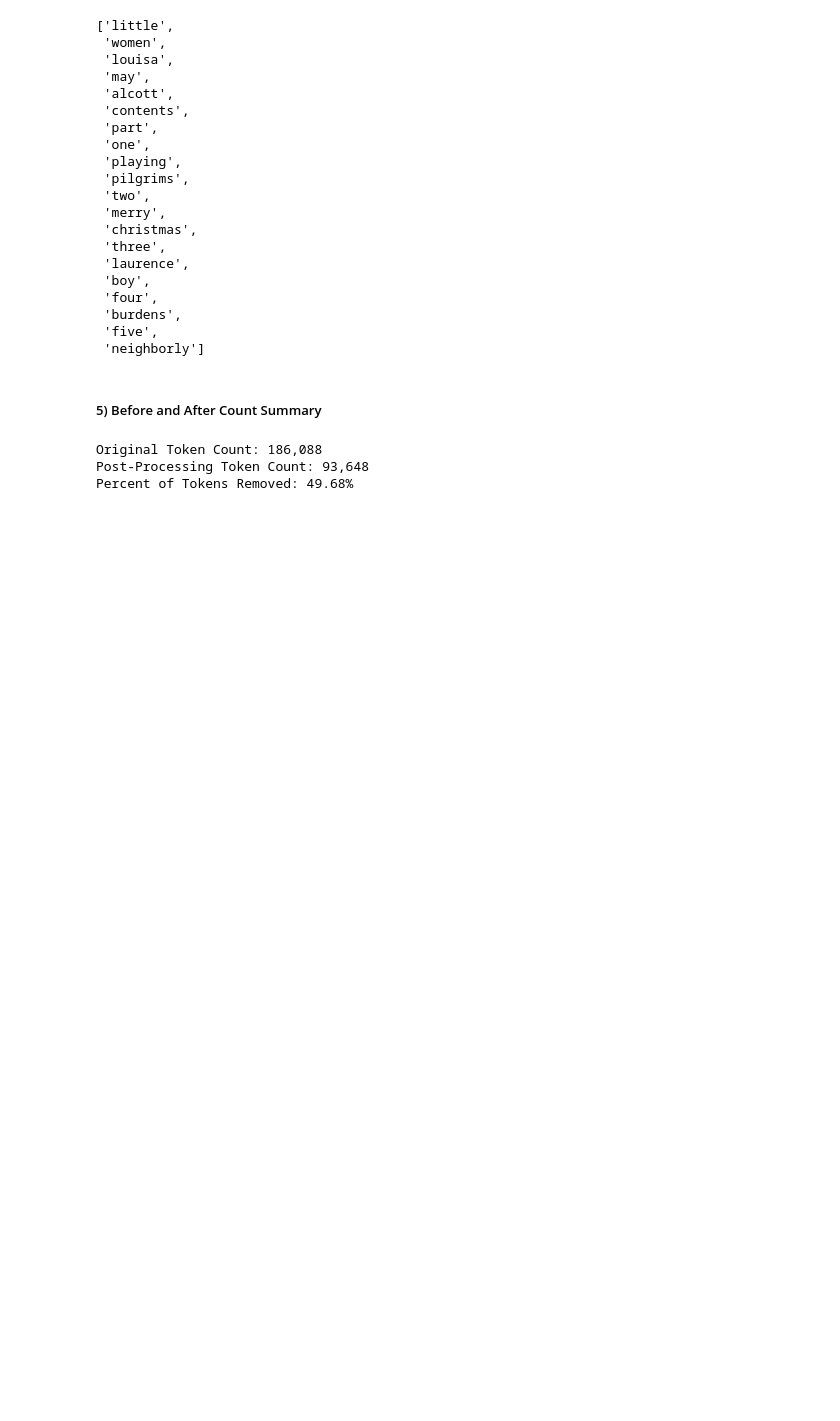
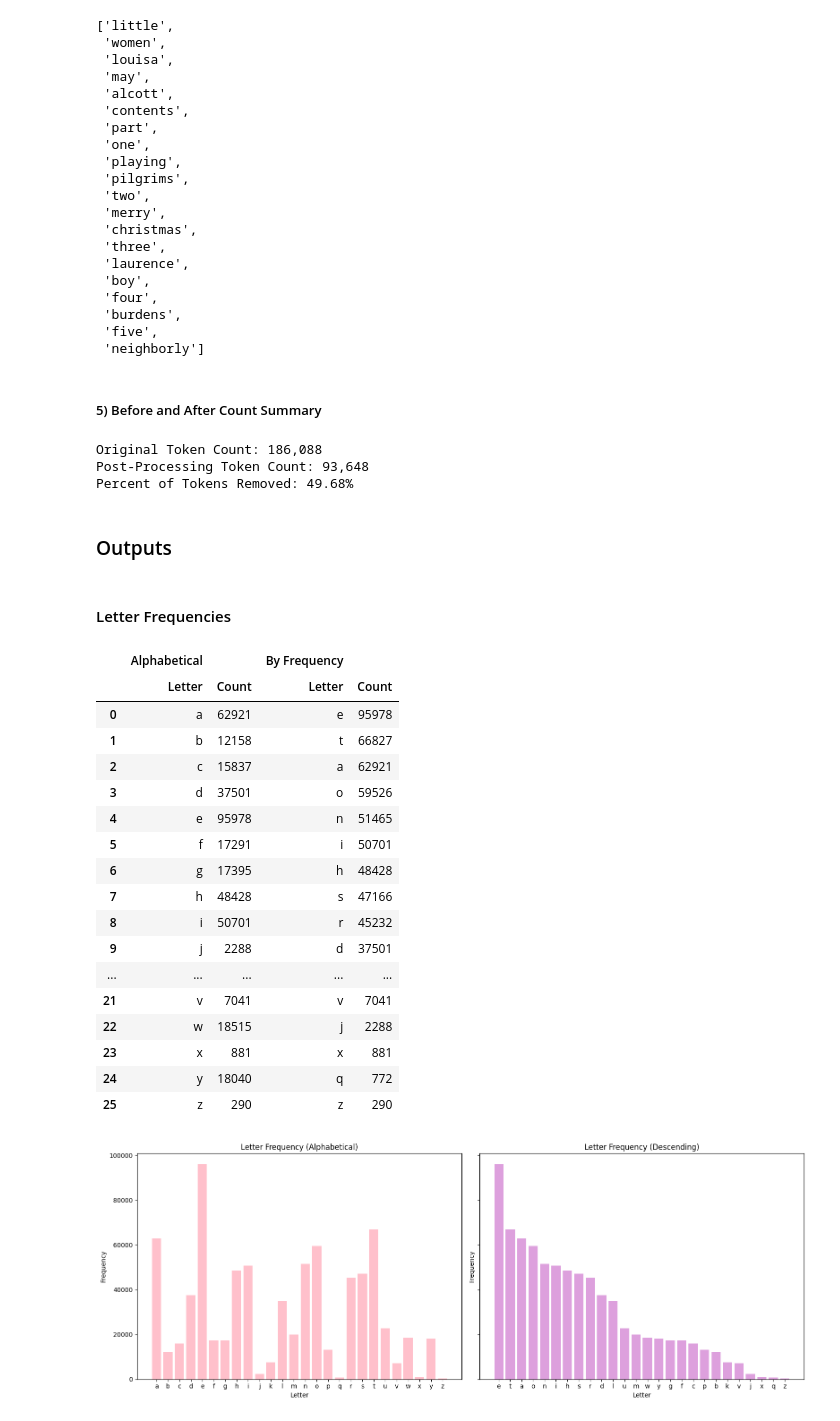
Before and after one commit to JohnShuford/DSA_GroupProjct2, a Jupyter notebook: Letters_and_Words_Analysis.ipynb, the cells around one changed output. Saved outputs shown, nothing was run; the diff lists cells and outputs as text; code cells hidden in the pictures; blank space fills up the shorter version.

Commit message:
letter counts, word counts, charts

```diff
--- a/Letters_and_Words_Analysis.ipynb
+++ b/Letters_and_Words_Analysis.ipynb
@@ -140,3 +147,59 @@ print(f"Percent of Tokens Removed: {(n_tokens-n_lw)/n_tokens:.2%}")
 Original Token Count: 186,088
 Post-Processing Token Count: 93,648
 Percent of Tokens Removed: 49.68%
+# %% [markdown]
+### Outputs
+# %% [markdown]
+#### Letter Frequencies
+# %%
+# Get counts
+counts = collections.Counter(clean_text)
+# Remove whitespace entry
+counts.pop(' ', None)
+# All letters a-z
+az = list(string.ascii_lowercase)
+freq = [counts.get(l,0) for l in az]
+
+# DataFrames
+df = pd.DataFrame({'Letter':az, 'Count':freq})
+df_sorted = df.sort_values(by='Count', ascending=False).reset_index(drop=True)
+dfs = pd.concat([df, df_sorted], axis=1, keys=['Alphabetical', 'By Frequency'])
+display(dfs)
+
+# Bar Charts
+fig, ax = plt.subplots(1,2,figsize = (16,6),sharey=True)
+
+## Alphabetical
+ax[0].bar(df.Letter, df.Count, color='pink')
+ax[0].set_title('Letter Frequency (Alphabetical)')
+ax[0].set_xlabel('Letter')
+ax[0].set_ylabel('Frequency')
+
+## By Frequency
+ax[1].bar(df_sorted.Letter, df_sorted.Count, color='plum')
+ax[1].set_title('Letter Frequency (Descending)')
+ax[1].set_xlabel('Letter')
+ax[1].set_ylabel('Frequency')
+
+plt.tight_layout()
+plt.show()
+# %% [output]
+|  | Alphabetical |  | By Frequency |  |
+|  | Letter | Count | Letter | Count |
+| 0 | a | 62921 | e | 95978 |
+| 1 | b | 12158 | t | 66827 |
+| 2 | c | 15837 | a | 62921 |
+| 3 | d | 37501 | o | 59526 |
+| 4 | e | 95978 | n | 51465 |
+| 5 | f | 17291 | i | 50701 |
+| 6 | g | 17395 | h | 48428 |
+| 7 | h | 48428 | s | 47166 |
+| 8 | i | 50701 | r | 45232 |
+| 9 | j | 2288 | d | 37501 |
+| ... | ... | ... | ... | ... |
+| 21 | v | 7041 | v | 7041 |
+| 22 | w | 18515 | j | 2288 |
+| 23 | x | 881 | x | 881 |
+| 24 | y | 18040 | q | 772 |
+| 25 | z | 290 | z | 290 |
+[figure, added]
```
Also changed, not shown: parts of 11 cells of this notebook.
